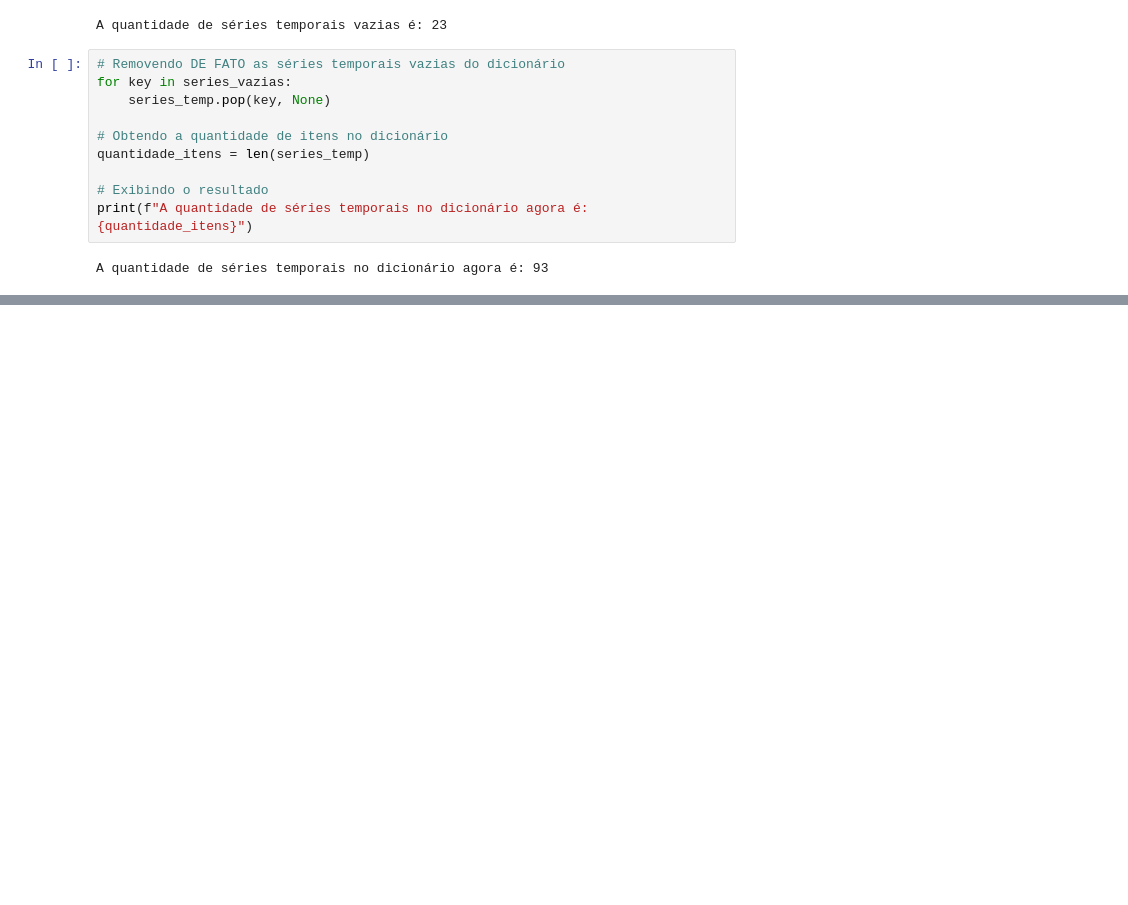
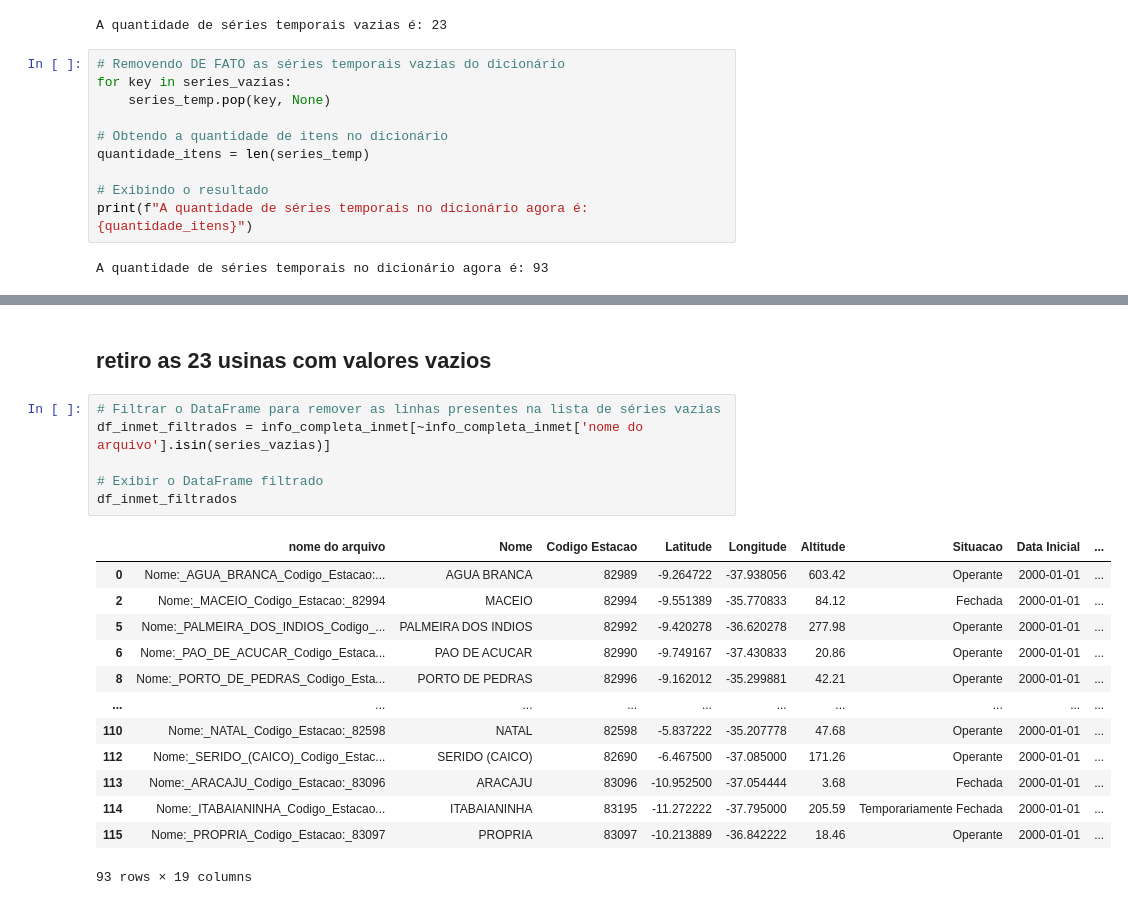
Before and after one commit to maryofcarmo/TCC, a Jupyter notebook: ANALISE_SERIES_TEMP_INMET.ipynb, the cells around one changed output, grey strips where cells are left out. Drawn from its saved outputs; the diff is of its cells as text; blank space fills up the shorter version.

```diff
--- a/ANALISE_SERIES_TEMP_INMET.ipynb
+++ b/ANALISE_SERIES_TEMP_INMET.ipynb
@@ -154,0 +182,22 @@ A quantidade de séries temporais no dicionário agora é: 93
+# %% [markdown]
+## retiro as 23 usinas com valores vazios
+# %%
+# Filtrar o DataFrame para remover as linhas presentes na lista de séries vazias
+df_inmet_filtrados = info_completa_inmet[~info_completa_inmet['nome do arquivo'].isin(series_vazias)]
+
+# Exibir o DataFrame filtrado
+df_inmet_filtrados
+# %% [output]
+|  | nome do arquivo | Nome | Codigo Estacao | Latitude | Longitude | Altitude | Situacao | Data Inicial | ... |
+| 0 | Nome:_AGUA_BRANCA_Codigo_Estacao:... | AGUA BRANCA | 82989 | -9.264722 | -37.938056 | 603.42 | Operante | 2000-01-01 | ... |
+| 2 | Nome:_MACEIO_Codigo_Estacao:_82994 | MACEIO | 82994 | -9.551389 | -35.770833 | 84.12 | Fechada | 2000-01-01 | ... |
+| 5 | Nome:_PALMEIRA_DOS_INDIOS_Codigo_... | PALMEIRA DOS INDIOS | 82992 | -9.420278 | -36.620278 | 277.98 | Operante | 2000-01-01 | ... |
+| 6 | Nome:_PAO_DE_ACUCAR_Codigo_Estaca... | PAO DE ACUCAR | 82990 | -9.749167 | -37.430833 | 20.86 | Operante | 2000-01-01 | ... |
+| 8 | Nome:_PORTO_DE_PEDRAS_Codigo_Esta... | PORTO DE PEDRAS | 82996 | -9.162012 | -35.299881 | 42.21 | Operante | 2000-01-01 | ... |
+| ... | ... | ... | ... | ... | ... | ... | ... | ... | ... |
+| 110 | Nome:_NATAL_Codigo_Estacao:_82598 | NATAL | 82598 | -5.837222 | -35.207778 | 47.68 | Operante | 2000-01-01 | ... |
+| 112 | Nome:_SERIDO_(CAICO)_Codigo_Estac... | SERIDO (CAICO) | 82690 | -6.467500 | -37.085000 | 171.26 | Operante | 2000-01-01 | ... |
+| 113 | Nome:_ARACAJU_Codigo_Estacao:_83096 | ARACAJU | 83096 | -10.952500 | -37.054444 | 3.68 | Fechada | 2000-01-01 | ... |
+| 114 | Nome:_ITABAIANINHA_Codigo_Estacao... | ITABAIANINHA | 83195 | -11.272222 | -37.795000 | 205.59 | Temporariamente Fechada | 2000-01-01 | ... |
+| 115 | Nome:_PROPRIA_Codigo_Estacao:_83097 | PROPRIA | 83097 | -10.213889 | -36.842222 | 18.46 | Operante | 2000-01-01 | ... |
+93 rows × 19 columns
```
Also changed, not shown: parts of 7 cells of this notebook.
